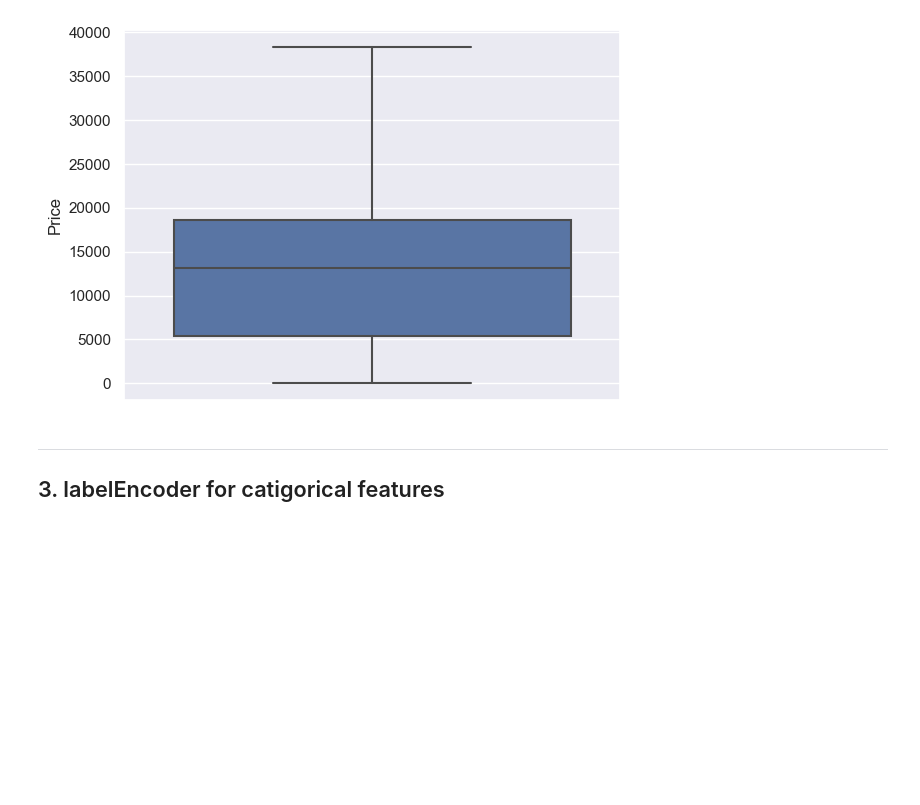
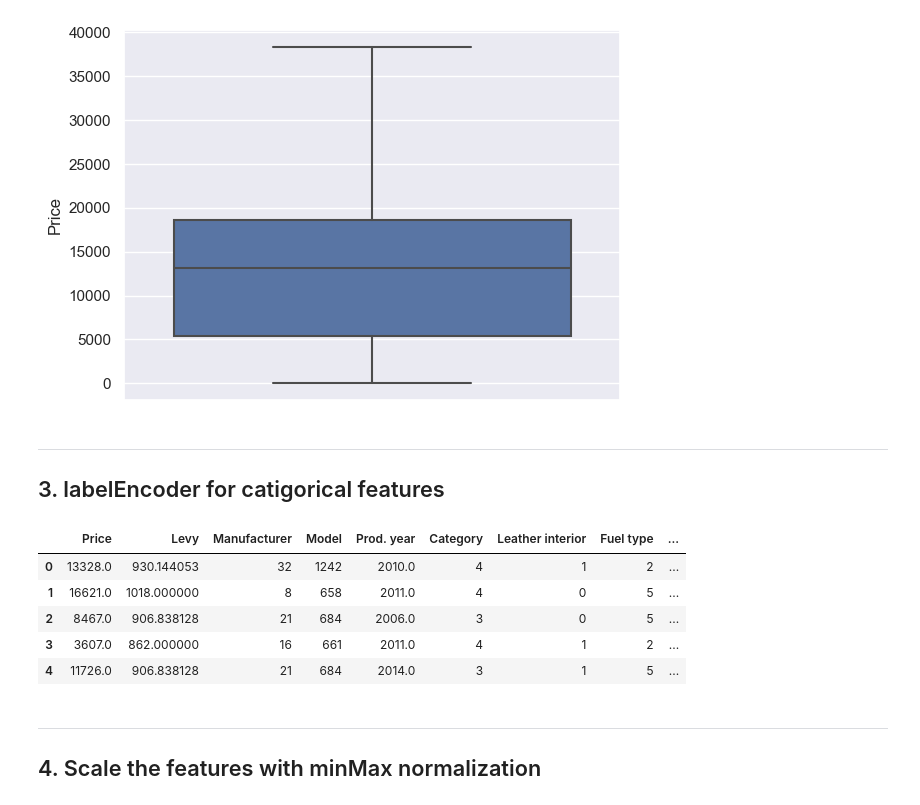
Before and after one commit to aLmktr/COMP3602-Project, a Jupyter notebook: 132962_132851.ipynb, the cells around one changed output. Saved outputs shown, nothing was run; the diff lists cells and outputs as text; code cells hidden in the pictures; blank space fills up the shorter version.

```diff
--- a/132962_132851.ipynb
+++ b/132962_132851.ipynb
@@ -535,3 +535,22 @@ sns.boxplot(y = df.Price)
 # %% [markdown]
 ---
 ## 3. labelEncoder for catigorical features
+# %%
+from sklearn.preprocessing import LabelEncoder
+encoder = LabelEncoder()
+cate_cols = list(df.select_dtypes(["object", "bool"]).columns)
+
+for col in cate_cols:
+    df[col] = encoder.fit_transform(df[col])
+# %%
+df.head()
+# %% [output]
+|  | Price | Levy | Manufacturer | Model | Prod. year | Category | Leather interior | Fuel type | ... |
+| 0 | 13328.0 | 930.144053 | 32 | 1242 | 2010.0 | 4 | 1 | 2 | ... |
+| 1 | 16621.0 | 1018.000000 | 8 | 658 | 2011.0 | 4 | 0 | 5 | ... |
+| 2 | 8467.0 | 906.838128 | 21 | 684 | 2006.0 | 3 | 0 | 5 | ... |
+| 3 | 3607.0 | 862.000000 | 16 | 661 | 2011.0 | 4 | 1 | 2 | ... |
+| 4 | 11726.0 | 906.838128 | 21 | 684 | 2014.0 | 3 | 1 | 5 | ... |
+# %% [markdown]
+---
+## 4. Scale the features with minMax normalization
```
